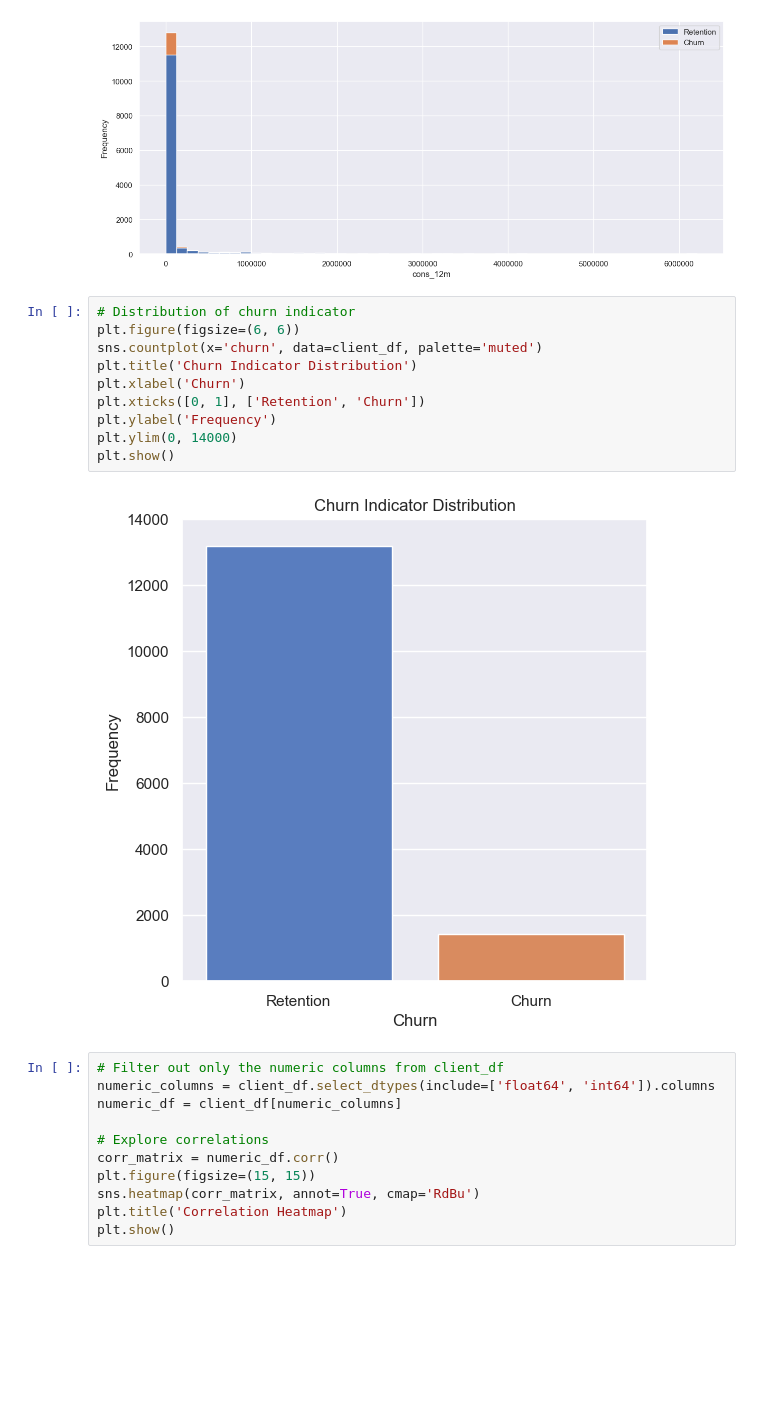
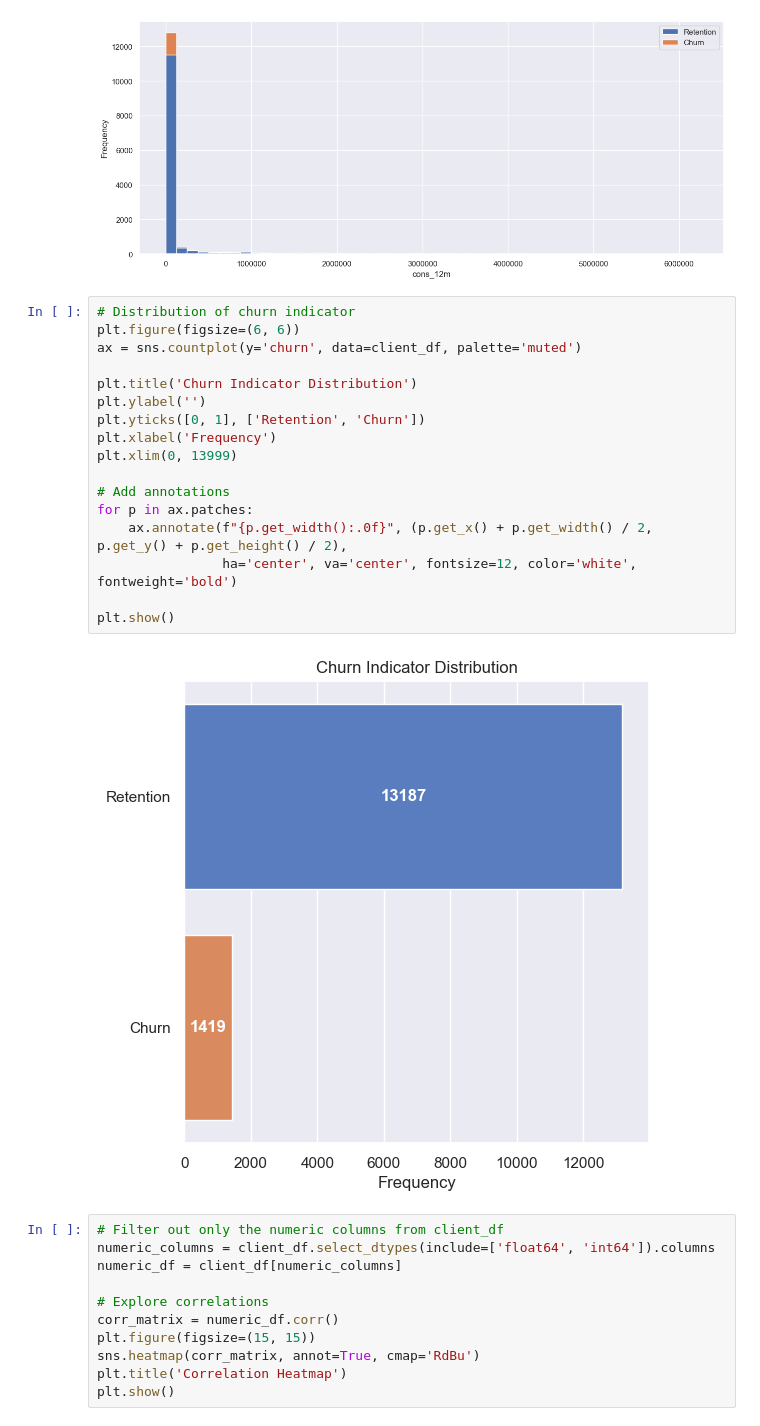
Before and after one commit to sabirinID/BCG-Data-Science-Virtual-Internship, a Jupyter notebook: Files/2-Exploratory-Data-Analysis/eda_starter.ipynb, the cells around one changed output. Saved outputs shown, nothing was run; the diff lists cells and outputs as text; blank space fills up the shorter version.

Commit message:
Add data description

```diff
--- a/Files/2-Exploratory-Data-Analysis/eda_starter.ipynb
+++ b/Files/2-Exploratory-Data-Analysis/eda_starter.ipynb
@@ -202,15 +252,22 @@ plot_distribution(consumption, 'cons_12m', axs)
 # %%
 # Distribution of churn indicator
 plt.figure(figsize=(6, 6))
-sns.countplot(x='churn', data=client_df, palette='muted')
+ax = sns.countplot(y='churn', data=client_df, palette='muted')
+
 plt.title('Churn Indicator Distribution')
-plt.xlabel('Churn')
-plt.xticks([0, 1], ['Retention', 'Churn'])
-plt.ylabel('Frequency')
-plt.ylim(0, 14000)
+plt.ylabel('')
+plt.yticks([0, 1], ['Retention', 'Churn'])
+plt.xlabel('Frequency')
+plt.xlim(0, 13999)
+
+# Add annotations
+for p in ax.patches:
+    ax.annotate(f"{p.get_width():.0f}", (p.get_x() + p.get_width() / 2, p.get_y() + p.get_height() / 2),
+                ha='center', va='center', fontsize=12, color='white', fontweight='bold')
+
 plt.show()
 # %% [output]
-[figure, old version]
+[figure, new version]
 # %%
 # Filter out only the numeric columns from client_df
 numeric_columns = client_df.select_dtypes(include=['float64', 'int64']).columns
```
Also changed, not shown: parts of 4 cells of this notebook.
